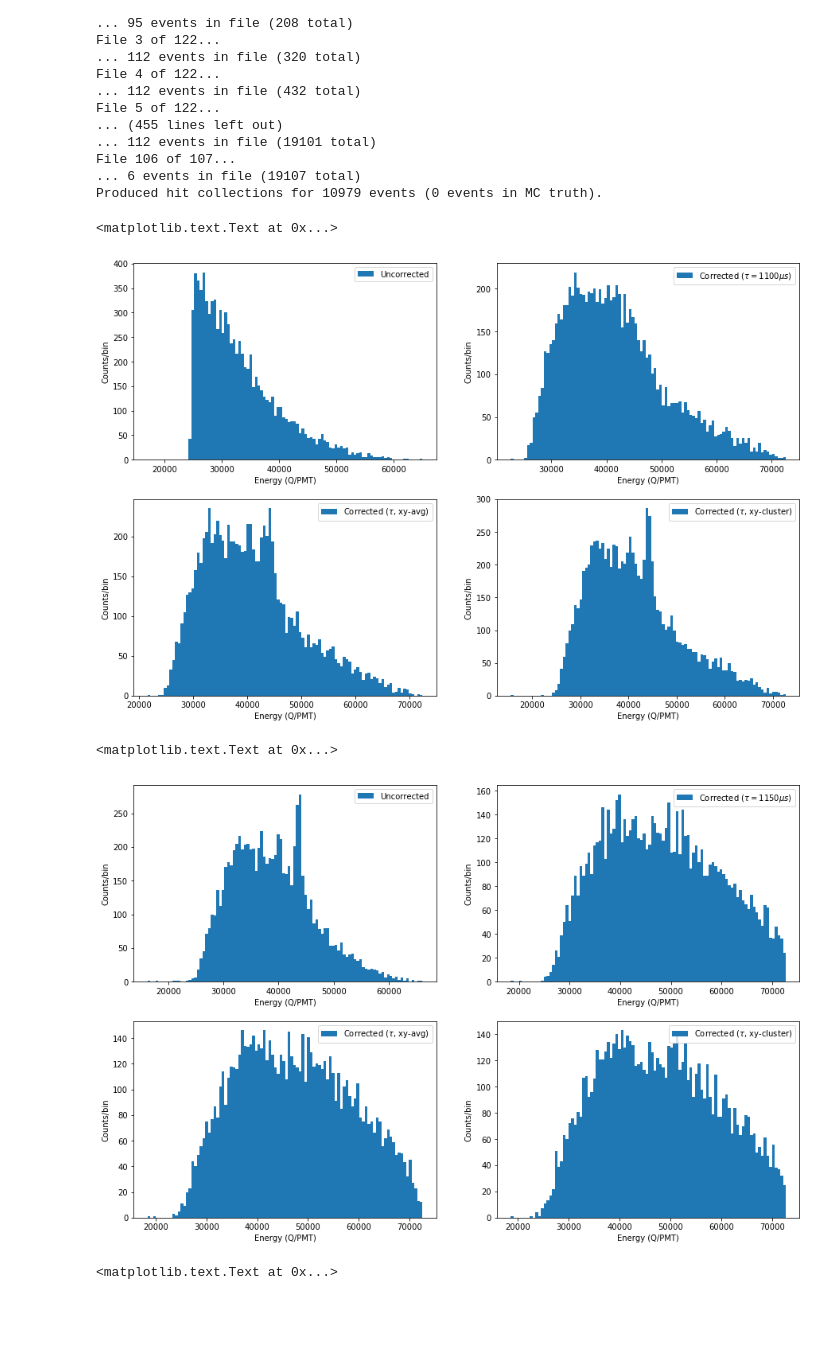
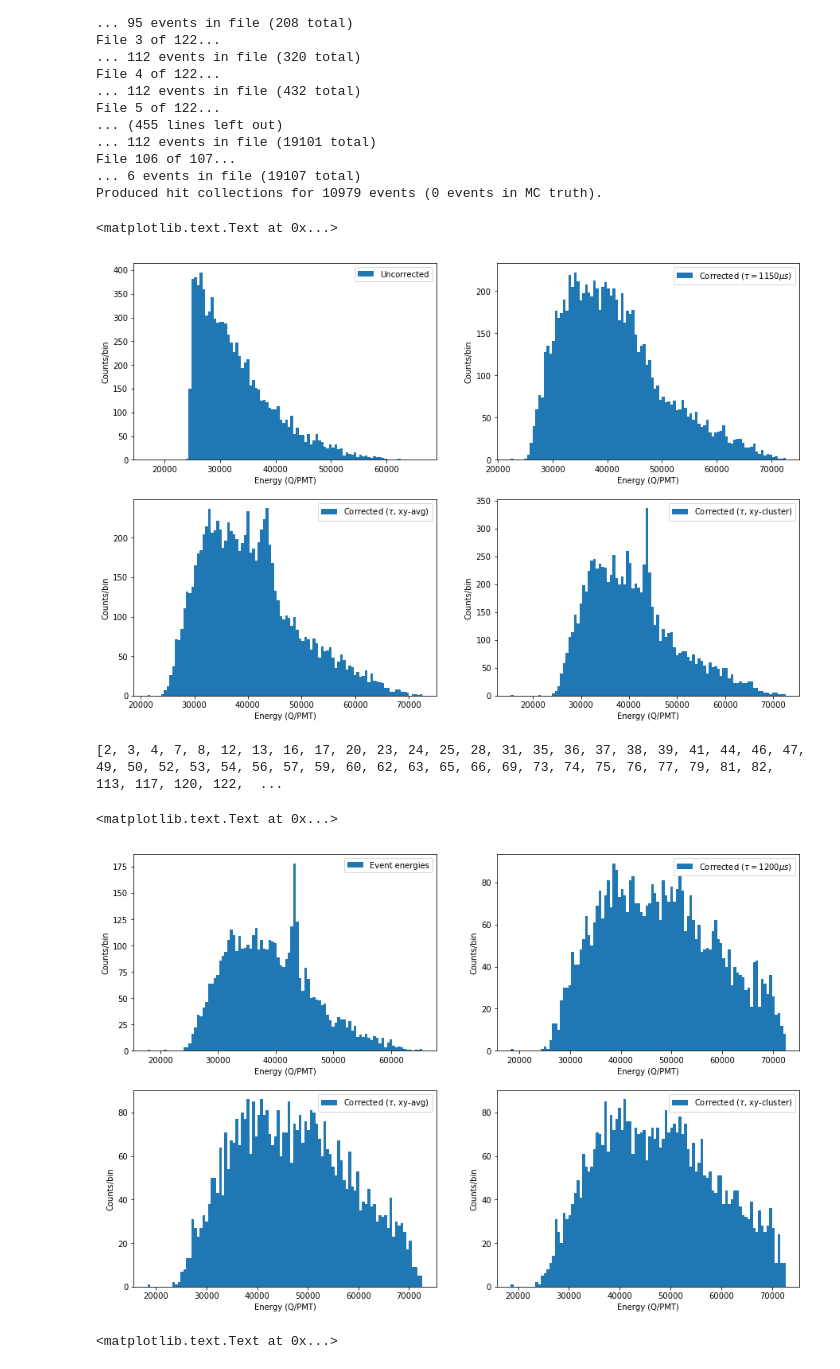
Before and after one commit to jerenner/ICARO, a Jupyter notebook: invisible_cities/utils/analysis_Th.ipynb, the cells around one changed output. Cells and saved outputs as stored; diff of their text form; code cells hidden in the pictures; blank space fills up the shorter version.

```diff
--- a/invisible_cities/utils/analysis_Th.ipynb
+++ b/invisible_cities/utils/analysis_Th.ipynb
@@ -430,7 +430,7 @@ def plot_test_event(l_X,l_Y,l_Q,l_X0,l_Y0):
 # %%
 # Configuration information
 tot_Emin = 50000; tot_Emax = 1000000
-tlife = 1150
+tlife = 1200
 cfile = '/Users/jrenner/IFIC/IC-1/invisible_cities/config/s12_selector_4491.conf'
 
 # read the configuration file
@@ -596,7 +596,7 @@ Produced hit collections for 10979 events (0 events in MC truth).
 npmts = 11
 ebins = 100
 emin_hist = 150000; emax_hist = 800000
-e_spec = []; emc_spec = []; r_spec = []; z_spec = []
+e_spec = []; emc_spec = []; r_spec = []; z_spec = []; evtNum_spec = []
 ecorr_avg_spec = []; ecorr_tau_spec = []; ecorr_slice_spec = []
 for ee in range(len(hitc_evt)):
     evt_E = sum([hh.E for hh in hitc_evt[ee]])
@@ -626,6 +626,7 @@ for ee in range(len(hitc_evt)):
         ecorr_tau_spec.append(evt_Ecorrtau)
         ecorr_avg_spec.append(evt_Ecorrtau_xy)
         ecorr_slice_spec.append(evt_Ecorrtau_xy_slice)
+        evtNum_spec.append(evtnum_hitc[ee])
     emc_spec.append(evt_Emc)
 
 e_spec = np.array(e_spec)
@@ -670,11 +671,17 @@ plt.xlabel('Energy (Q/PMT)')
 plt.ylabel('Counts/bin')
 # %% [output]
 <matplotlib.text.Text at 0x...>
-[figure, old version]
+[figure, new version]
+# %%
+# find the run cutoff point (if necessary)
+print(evtnum_hitc[6117:7000])
+# %% [output]
+[2, 3, 4, 7, 8, 12, 13, 16, 17, 20, 23, 24, 25, 28, 31, 35, 36, 37, 38, 39, 41, 44, 46, 47, 49, 50, 52, 53, 54, 56, 57, 59, 60, 62, 63, 65, 66, 69, 73, 74, 75, 76, 77, 79, 81, 82, 113, 117, 120, 122,  ...
 # %%
 # create the corrected hit collection
 hitc_cevt = []
-for ee in range(len(hitc_evt)):
+#for ee in range(len(hitc_evt)):
+for ee in range(6117):
     hc_corr = []
     for hh in hitc_evt[ee]:
         hecorr = hh.E*fcorr(hh.X,hh.Y)/np.exp(-hh.Z/tlife)
@@ -683,7 +690,7 @@ for ee in range(len(hitc_evt)):
     hitc_cevt.append(hc_corr)
 # %%
 # energy spectrum
-ec_spec = []; rc_spec = []; zc_spec = []
+ec_spec = []; rc_spec = []; zc_spec = []; evtNumc_spec = []
 eccorr_avg_spec = []; eccorr_tau_spec = []; eccorr_slice_spec = []
 for ee in range(len(hitc_cevt)):
     evt_E = sum([hh.E for hh in hitc_cevt[ee]])
@@ -710,6 +717,7 @@ for ee in range(len(hitc_cevt)):
         eccorr_tau_spec.append(evt_Ecorrtau)
         eccorr_avg_spec.append(evt_Ecorrtau_xy)
         eccorr_slice_spec.append(evt_Ecorrtau_xy_slice)
+        evtNumc_spec.append(evtnum_hitc[ee])
 
 rc_spec = np.array(rc_spec)
 zc_spec = np.array(zc_spec)
@@ -717,45 +725,46 @@ ec_spec = np.array(ec_spec)
 eccorr_tau_spec = np.array(eccorr_tau_spec)
 eccorr_avg_spec = np.array(eccorr_avg_spec)
 eccorr_slice_spec = np.array(eccorr_slice_spec)
+evtNumc_spec = np.array(evtNumc_spec)
 
 fig = plt.figure(1)
 fig.set_figheight(10.0)
 fig.set_figwidth(15.0)
 
 ax1 = fig.add_subplot(221);
-plt.hist(ec_spec/npmts,bins=ebins,label='Uncorrected')
+plt.hist(ec_spec/npmts,bins=ebins,label='Event energies')
 lnd = plt.legend(loc=1)
 #plt.scatter(z_spec,e_spec,marker='.')
 #plt.ylim([100000,900000])
 #plt.xlim([20000,160000])
 plt.xlabel('Energy (Q/PMT)')
 plt.ylabel('Counts/bin')
 
 ax2 = fig.add_subplot(222)
 plt.hist(eccorr_tau_spec/npmts,bins=ebins,label='Corrected ($\\tau = {0} \mu s$)'.format(tlife))
 #plt.scatter(z_spec,ecorr_spec,alpha=0.5,marker='.')
 lnd = plt.legend(loc=1)
 plt.xlabel('Energy (Q/PMT)')
 plt.ylabel('Counts/bin')
 
 ax3 = fig.add_subplot(223)
 plt.hist(eccorr_avg_spec/npmts,bins=ebins,label='Corrected ($\\tau$, xy-avg)'.format(tlife))
 #plt.hist(ecorr_avg_spec/npmts,bins=ebins,label='Corrected ($\\tau = {0} \mu s$, xy-avg)'.format(tlife))
 #plt.scatter(z_spec,ecorr_spec,alpha=0.5,marker='.')
 lnd = plt.legend(loc=1)
 plt.xlabel('Energy (Q/PMT)')
 plt.ylabel('Counts/bin')
 
 ax4 = fig.add_subplot(224)
 plt.hist(eccorr_slice_spec/npmts,bins=ebins,label='Corrected ($\\tau$, xy-cluster)'.format(tlife))
 #plt.hist(ecorr_slice_spec/npmts,bins=ebins,label='Corr. ($\\tau = {0} \mu s$, xy-cluster)'.format(tlife))
 #plt.scatter(z_spec,ecorr_spec,alpha=0.5,marker='.')
 lnd = plt.legend(loc=1)
 plt.xlabel('Energy (Q/PMT)')
 plt.ylabel('Counts/bin')
 # %% [output]
 <matplotlib.text.Text at 0x...>
-[figure, old version]
+[figure, new version]
 # %%
 # look at the distribution in r
 fig = plt.figure(1)
```
Also changed, not shown: parts of 5 cells of this notebook.
